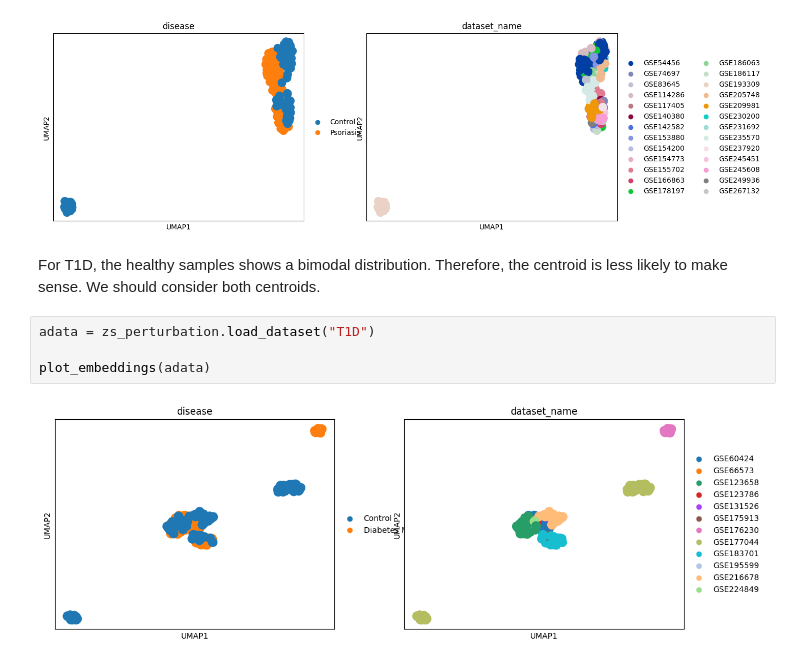
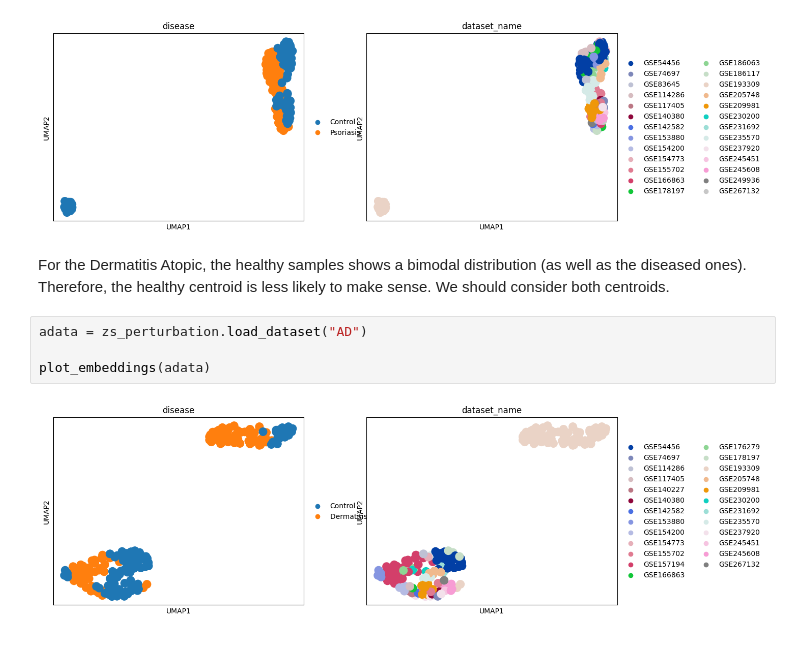
Before and after one commit to quentinblampey/zs_perturbation, a Jupyter notebook: results/latent_space.ipynb, the cells around one changed output. Cells and saved outputs as stored; diff of their text form.

Commit message:
finish readme and plot notebook

```diff
--- a/results/latent_space.ipynb
+++ b/results/latent_space.ipynb
@@ -24,10 +24,10 @@ plot_embeddings(adata)
 # %% [output]
 [figure]
 # %% [markdown]
-For T1D, the healthy samples shows a bimodal distribution. Therefore, the centroid is less likely to make sense. We should consider both centroids.
+For the Dermatitis Atopic, the healthy samples shows a bimodal distribution (as well as the diseased ones). Therefore, the healthy centroid is less likely to make sense. We should consider both centroids.
-# %%
-adata = zs_perturbation.load_dataset("T1D")
-
-plot_embeddings(adata)
-# %% [output]
-[figure, removed]
+# %%
+adata = zs_perturbation.load_dataset("AD")
+
+plot_embeddings(adata)
+# %% [output]
+[figure, added]
```
Also changed, not shown: parts of 1 cell of this notebook, 1 other file.
